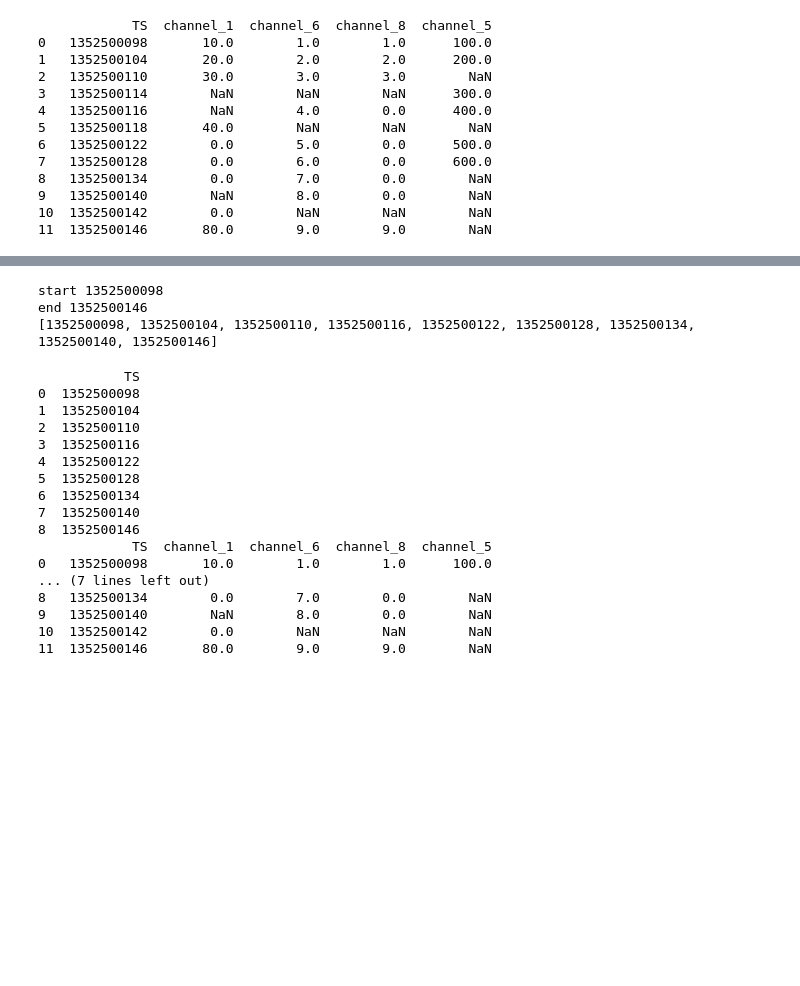
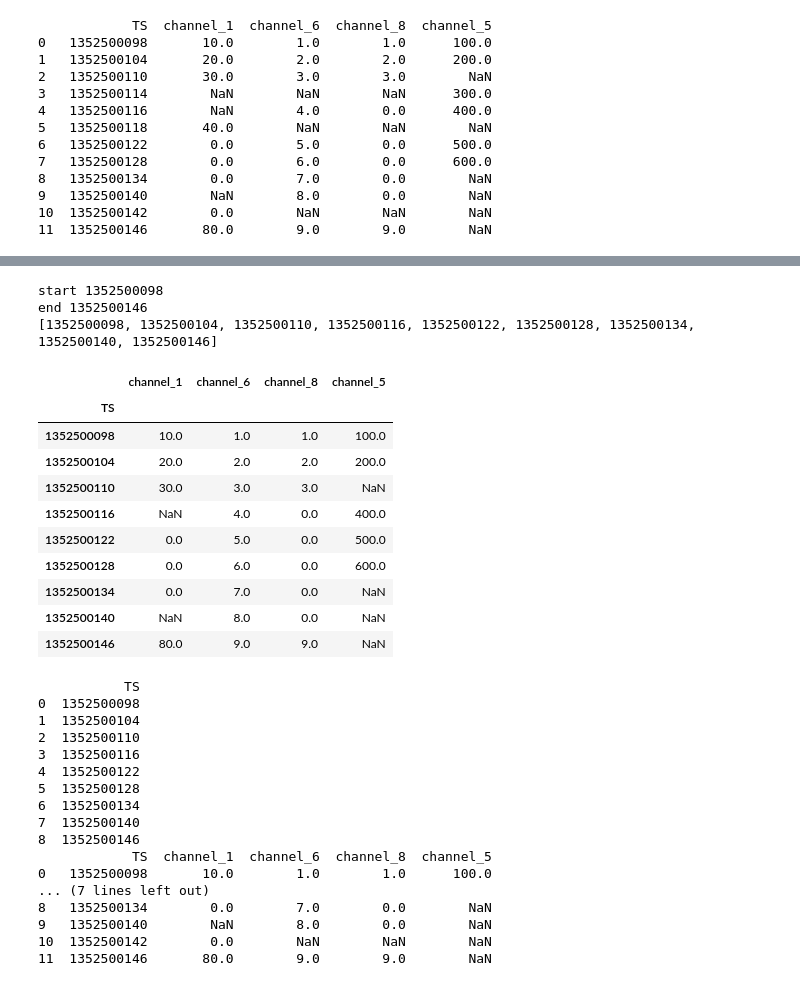
Before and after one commit to louisyuzhe/MachineLearning_NILM, a Jupyter notebook: Data Preprocessing.ipynb, the cells around one changed output, grey strips where cells are left out. Cells and saved outputs as stored; diff of their text form; code cells hidden in the pictures; blank space fills up the shorter version.

Commit message:
1. Join the all channels into a single dataframe on stripped down dataset, ran out of memory when tried on actual 50mil dataset 2. Set channel index into a frequency of 6 seconds

```diff
--- a/Data Preprocessing.ipynb
+++ b/Data Preprocessing.ipynb
@@ -42,3 +42,25 @@ print(frame1)
 9   1352500140        NaN        8.0        0.0        NaN
 10  1352500142        0.0        NaN        NaN        NaN
 11  1352500146       80.0        9.0        9.0        NaN
+# %%
+import glob
+import pandas as pd
+
+path =r'/home/louis/Desktop/Energy (copy)/' # Path to dataset
+allFiles = glob.glob(path + "/*.dat") #Data file name
+i = 0 #Counter for appliances array
+
+#Initialize the frame with timestamp (TS) as Index column
+frame1 = pd.DataFrame()
+#frame1.set_index('TS')
+
+#Loop to load dataset into a single frame
+for file_ in allFiles:
+    #df = pd.read_csv(file_,delimiter = ' ' ,index_col=0, squeeze=True, header="None")
+    df = pd.read_csv(file_,delimiter = ' ', names = ['TS', file_[34:43]], header = None)#appliances[i]])
+    frame1 = frame1.join(df.set_index('TS'), how='outer')
+    i = i+1
+
+
+#df.set_index('TS')
+print(frame1)
@@ -45,14 +82,30 @@ print(frame1)
 # %%
-#Try formalizing freq to 6 but failed
+#Set the index into a frequency of 6 seconds
 import numpy as np
+
+end = int(frame1.index[len(frame1)-1])
+start = int(frame1.index[0])
 print("start",start)
 print("end",end)
 l = [np.int64(i) for i in np.arange(start,end+6,6)]
 print(l)
+nframe1 = frame1.reindex(l)
+nframe1
 # %% [output]
 start 1352500098
 end 1352500146
 [1352500098, 1352500104, 1352500110, 1352500116, 1352500122, 1352500128, 1352500134, 1352500140, 1352500146]
+|  | channel_1 | channel_6 | channel_8 | channel_5 |
+| TS |  |  |  |  |
+| 1352500098 | 10.0 | 1.0 | 1.0 | 100.0 |
+| 1352500104 | 20.0 | 2.0 | 2.0 | 200.0 |
+| 1352500110 | 30.0 | 3.0 | 3.0 | NaN |
+| 1352500116 | NaN | 4.0 | 0.0 | 400.0 |
+| 1352500122 | 0.0 | 5.0 | 0.0 | 500.0 |
+| 1352500128 | 0.0 | 6.0 | 0.0 | 600.0 |
+| 1352500134 | 0.0 | 7.0 | 0.0 | NaN |
+| 1352500140 | NaN | 8.0 | 0.0 | NaN |
+| 1352500146 | 80.0 | 9.0 | 9.0 | NaN |
 # %%
 lframe = pd.DataFrame(l, columns=['TS'])
 lframe.set_index('TS')
```
Also changed, not shown: parts of 3 cells of this notebook.
